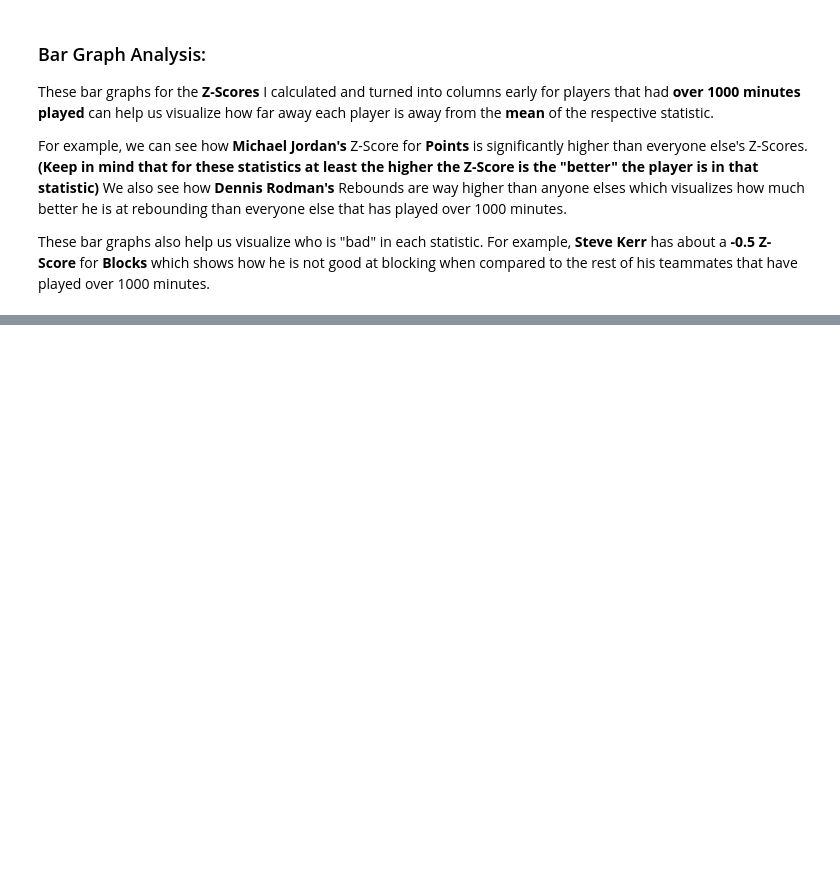
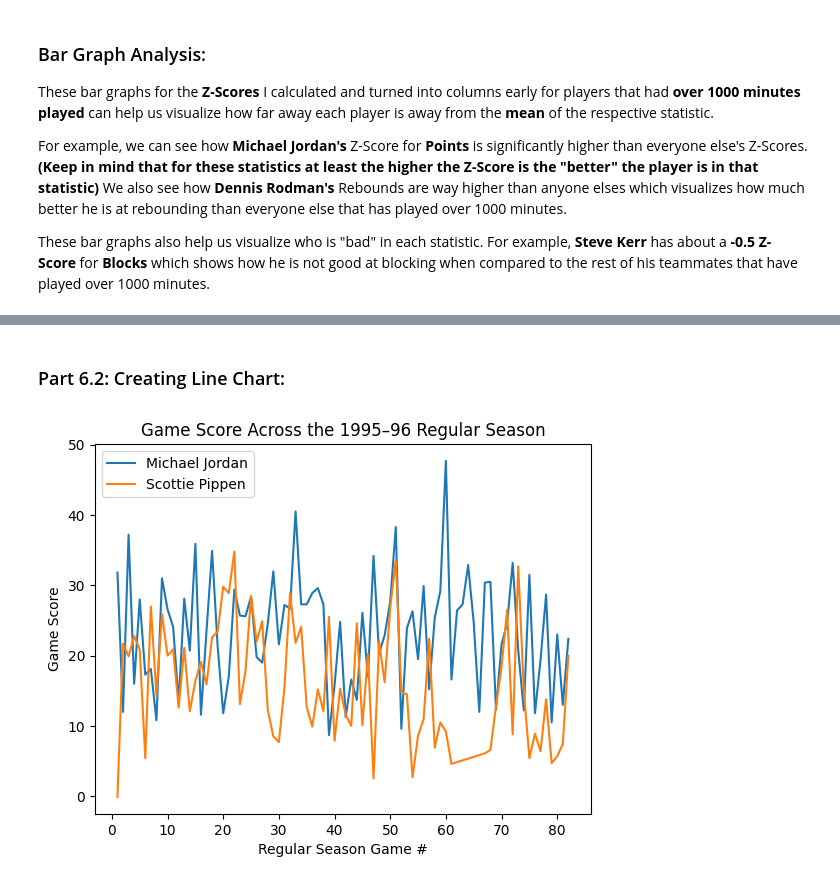
Before and after one commit to JoshuaMorales1245/Personal-Projects, a Jupyter notebook: project2/project2.ipynb, the cells around one changed output, grey strips where cells are left out. Drawn from its saved outputs; the diff is of its cells as text; code cells hidden in the pictures; blank space fills up the shorter version.

```diff
--- a/project2/project2.ipynb
+++ b/project2/project2.ipynb
@@ -450,0 +554,3 @@ Additionally, there are **awards won** for that season on the Data set that aren
+# %%
+df_jordan = pd.read_csv("jordan.csv")
+df_jordan
@@ -450,0 +573,3 @@ Additionally, there are **awards won** for that season on the Data set that aren
+# %%
+df_pippen = pd.read_csv("pippen.csv")
+df_pippen
@@ -450,0 +590,12 @@ Additionally, there are **awards won** for that season on the Data set that aren
+# %% [markdown]
+### Part 6.2: Creating Line Chart:
+# %%
+plt.plot(df_jordan["Gtm"], df_jordan["GmSc"], label = "Michael Jordan")
+plt.plot(df_pippen["Gtm"], df_pippen["GmSc"], label = "Scottie Pippen")
+plt.xlabel("Regular Season Game #")
+plt.ylabel("Game Score")
+plt.title("Game Score Across the 1995–96 Regular Season")
+plt.legend()
+plt.show()
+# %% [output]
+[figure, added]
```
Also changed, not shown: parts of 29 cells of this notebook.
